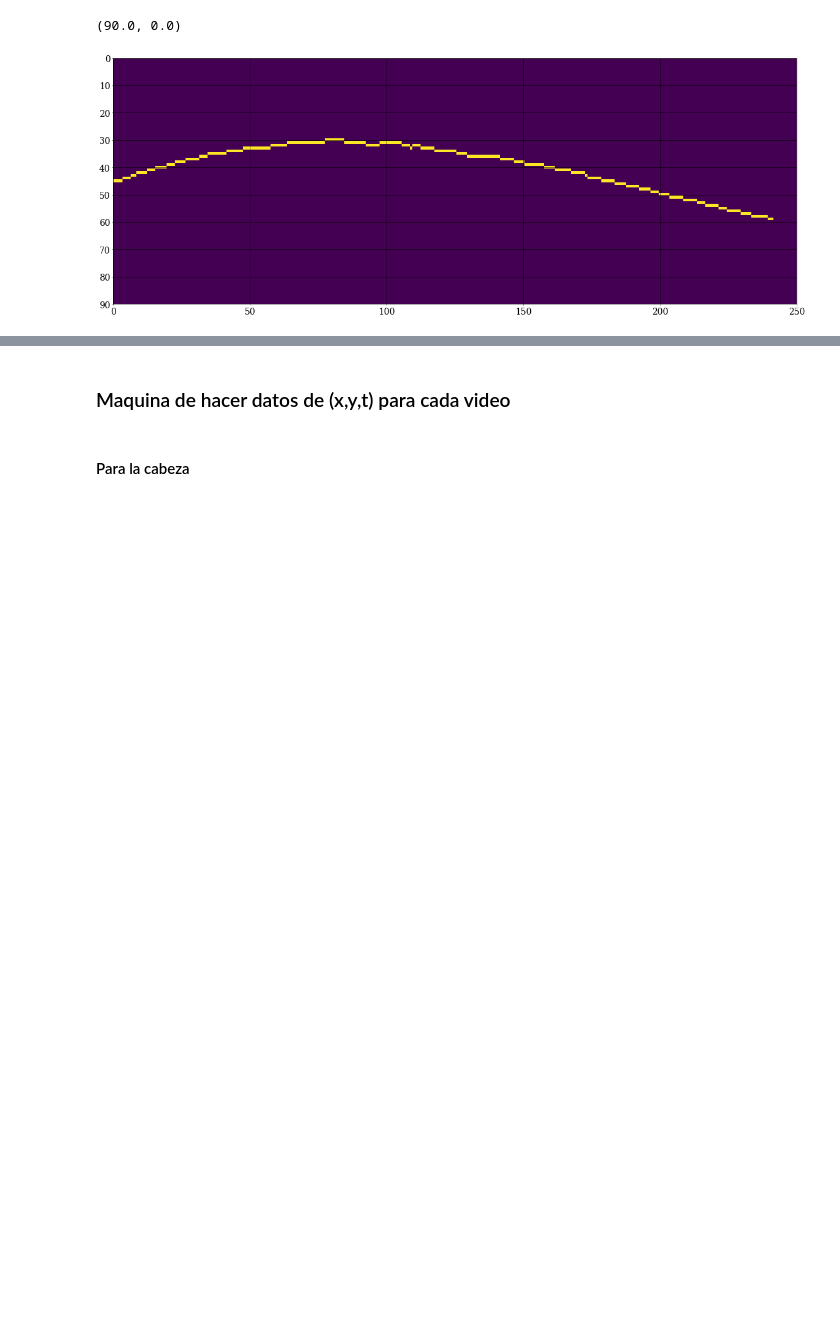
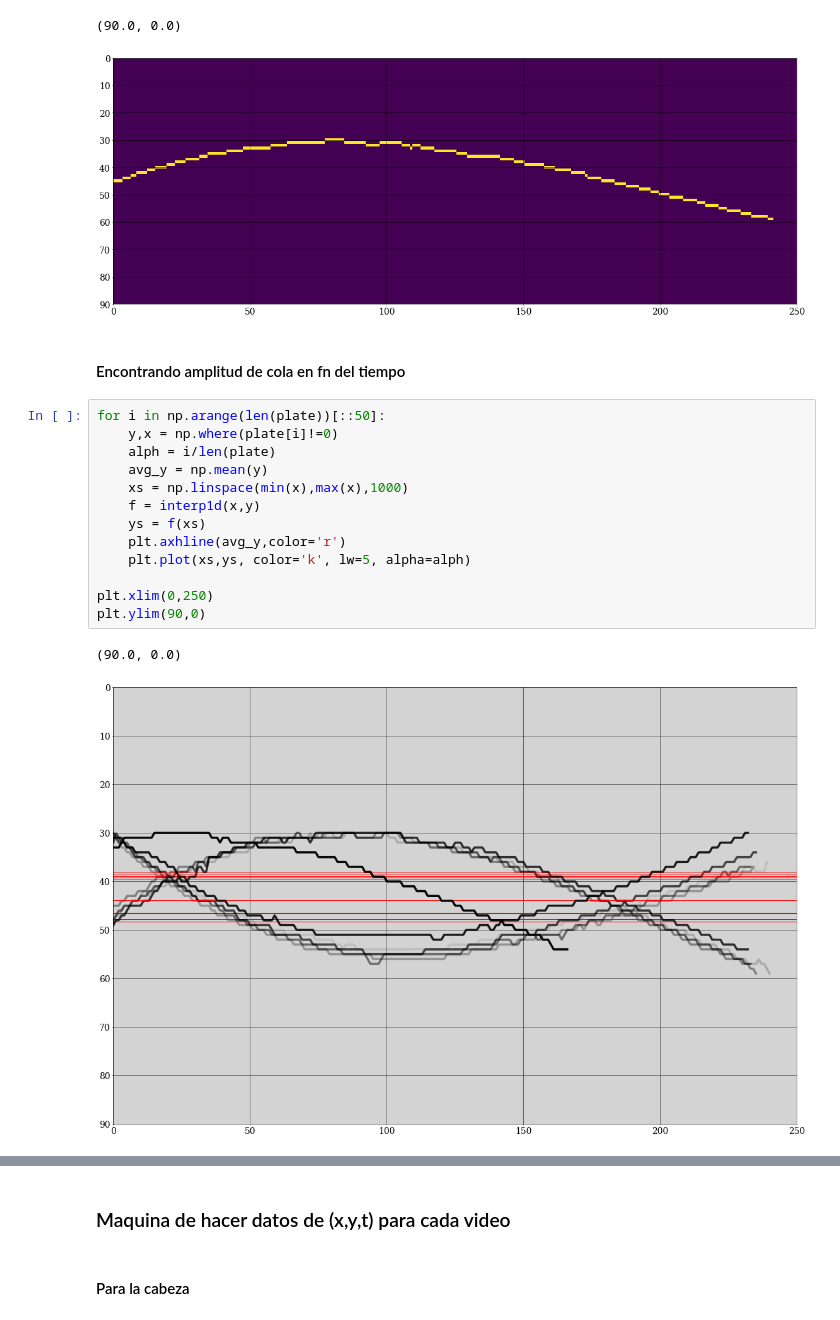
Before and after one commit to gardianc/Nado-ondulatorio, a Jupyter notebook: tracking.ipynb, the cells around one changed output, grey strips where cells are left out. Saved outputs shown, nothing was run; the diff lists cells and outputs as text; blank space fills up the shorter version.

Commit message:
se añade amplitud de cola y cabeza

```diff
--- a/tracking.ipynb
+++ b/tracking.ipynb
@@ -442,3 +442,21 @@ plt.ylim(90,0)
 # %% [output]
 (90.0, 0.0)
 [figure]
+# %% [markdown]
+#### Encontrando amplitud de cola en fn del tiempo
+# %%
+for i in np.arange(len(plate))[::50]:
+    y,x = np.where(plate[i]!=0)
+    alph = i/len(plate)
+    avg_y = np.mean(y)
+    xs = np.linspace(min(x),max(x),1000)
+    f = interp1d(x,y)
+    ys = f(xs)
+    plt.axhline(avg_y,color='r')
+    plt.plot(xs,ys, color='k', lw=5, alpha=alph)
+
+plt.xlim(0,250)
+plt.ylim(90,0)
+# %% [output]
+(90.0, 0.0)
+[figure, added]
```
Also changed, not shown: parts of 2 cells of this notebook.
